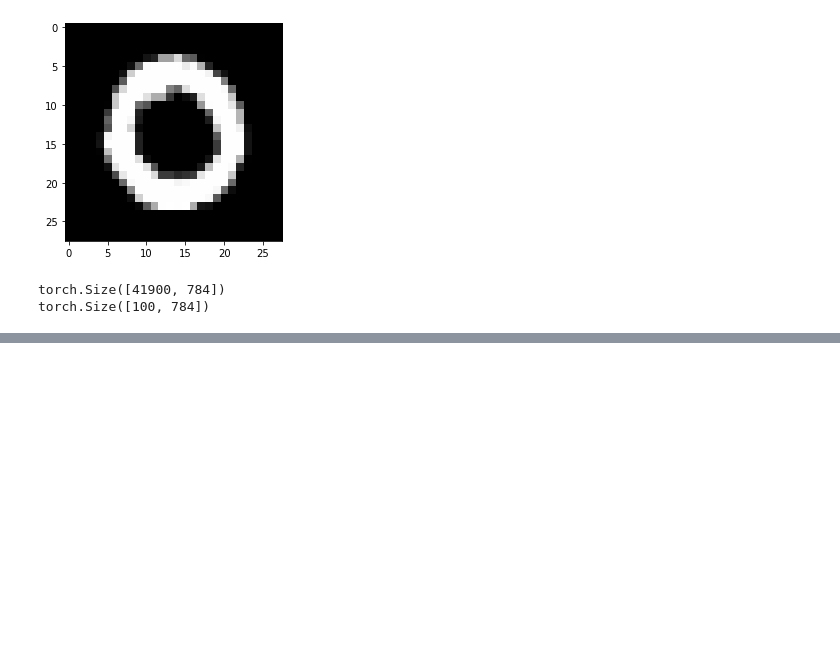
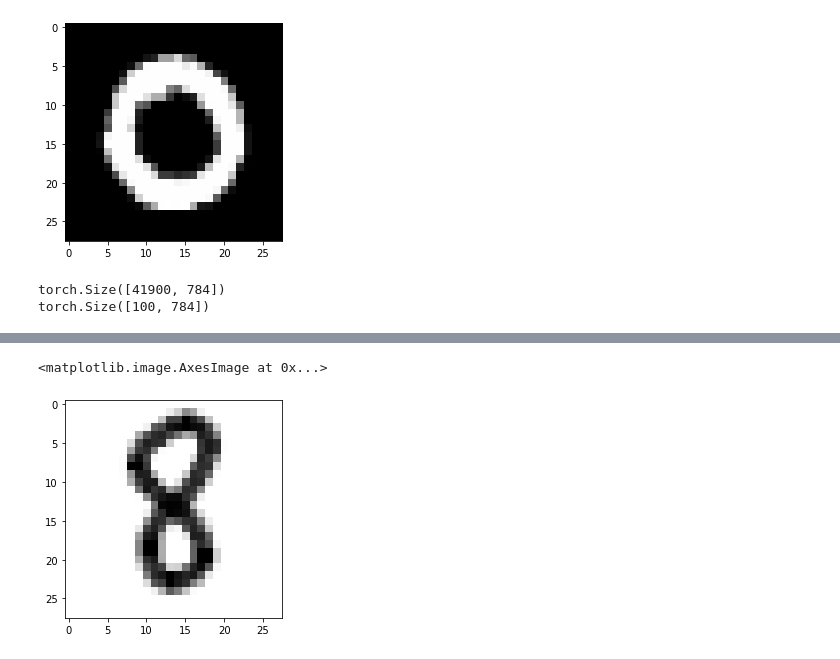
Before and after one commit to nmit-406/image-processing-labs, a Jupyter notebook: end-project/tsogoo/convolutional_neural_network_19_Nov_2019/nn_pytorch.ipynb, the cells around one changed output, grey strips where cells are left out. Cells and saved outputs as stored; diff of their text form; code cells hidden in the pictures; blank space fills up the shorter version.

```diff
--- a/end-project/tsogoo/convolutional_neural_network_19_Nov_2019/nn_pytorch.ipynb
+++ b/end-project/tsogoo/convolutional_neural_network_19_Nov_2019/nn_pytorch.ipynb
@@ -168,0 +211,7 @@ model = torch.load("path.pt")
+# %%
+im = cv2.imread("/Users/bayartsogtyadamsuren/Public/Document_backup/NMIT/image-processing/image-processing-labs/end-project/tsogoo/final_project_mnist/mnist/template/static/public/img.png", cv2.IMREAD_UNCHANGED)
+im = cv2.resize(im, (28, 28), interpolation = cv2.INTER_AREA)
+plt.imshow(im, cmap='Greys_r')
+# %% [output]
+<matplotlib.image.AxesImage at 0x...>
+[figure, added]
```
Also changed, not shown: parts of 17 cells of this notebook, 4 other files.
